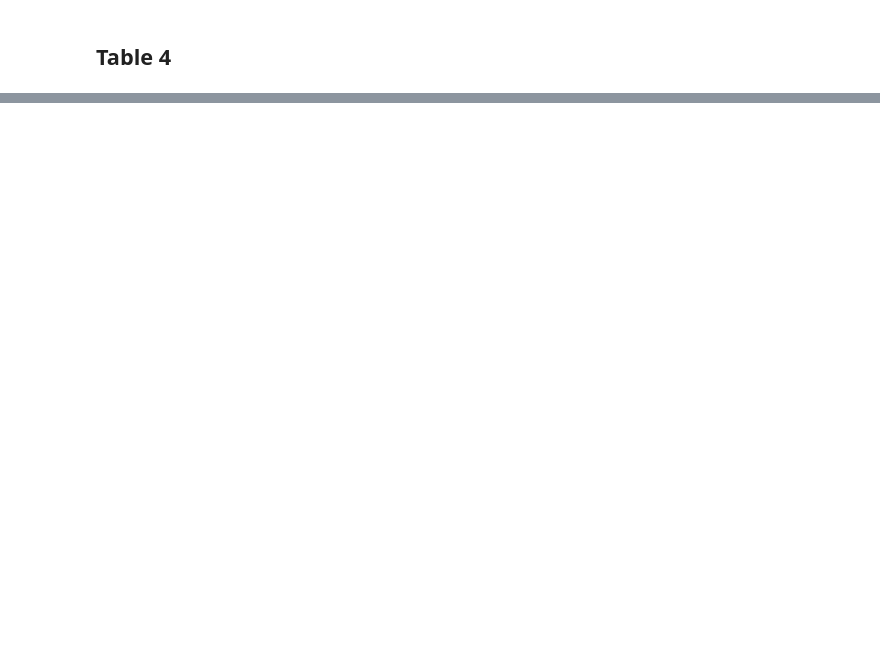
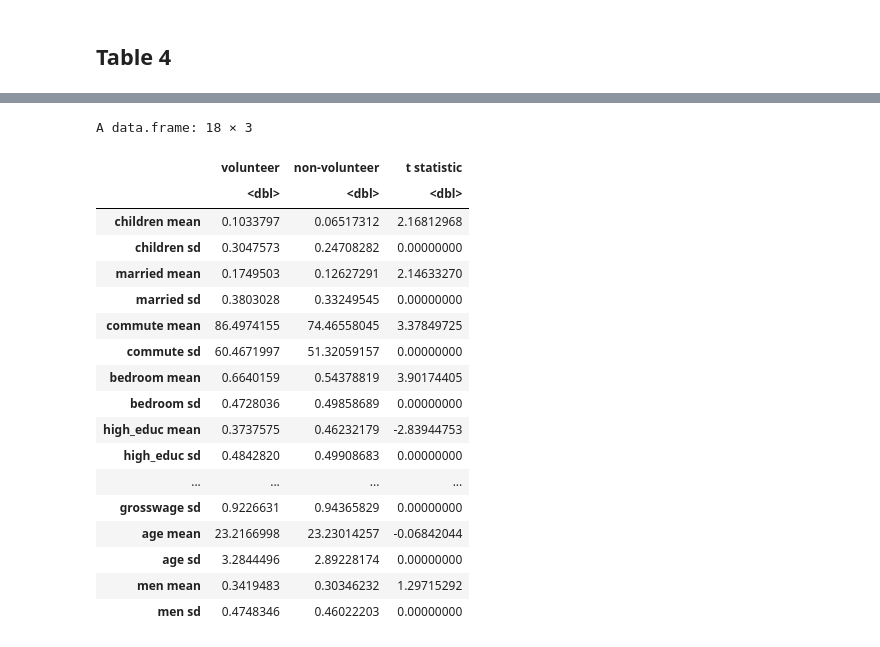
Before and after one commit to 0xandrewdu/stat_230a_final_project, a Jupyter notebook: reproduce_even.ipynb, the cells around one changed output, grey strips where cells are left out. Saved outputs shown, nothing was run; the diff lists cells and outputs as text; code cells hidden in the pictures; blank space fills up the shorter version.

```diff
--- a/reproduce_even.ipynb
+++ b/reproduce_even.ipynb
@@ -42,18 +50,0 @@ Column 1
-# %%
-performance_during_exper <- haven::read_dta("data/performance_during_exper.dta")
-
-# Create a categorical variable for year_week
-performance_during_exper$year_week <- as.factor(performance_during_exper$year_week)
-
-# Fit the regression model
-model <- felm(formula = perform1 ~ experiment_treatment + year_week |
-                personid | 0 | (1 | personid),
-              data = performance_num_or_log,
-              subset = (year_week != 201049 & (expgroup == 1 | expgroup == 0)),
-              weights = NULL)
-
-# Print the summary of the model
-summary(model)
-
-# Check for heteroskedasticity
-coeftest(model, vcov = vcovHC, type = "HC1")
@@ -263,0 +393,61 @@ F-statistic(proj model): 30.97 on 86 and 14944 DF, p-value: < 2.2e-16
+# %%
+data <- read_dta("data/summary_volunteer.dta")
+
+A <- matrix(0, nrow = 18, ncol = 3)
+
+j <- 1
+variables <- c("children", "married", "commute", "bedroom", "high_educ", "tenure", "grosswage", "age", "men")
+
+for (i in variables) {
+  # volunteer == 1
+  vol1 <- data[data$volunteer == 1, ][[i]]
+  A[j, 1] <- mean(vol1, na.rm = TRUE)
+  A[j + 1, 1] <- sd(vol1, na.rm = TRUE)
+
+  # volunteer == 0
+  vol0 <- data[data$volunteer == 0, ][[i]]
+  A[j, 2] <- mean(vol0, na.rm = TRUE)
+  A[j + 1, 2] <- sd(vol0, na.rm = TRUE)
+
+  model <- lm(data[[i]] ~ data$volunteer)
+  coefs <- coef(summary(model))
+  A[j, 3] <- coefs[2, 3]  # t-statistic
+
+  j <- j + 2
+}
+
+# Convert matrix to data frame
+df <- as.data.frame(A)
+
+# Add row labels
+row_labels <- c()
+for (i in seq_along(variables)) {
+  row_labels <- c(row_labels, paste0(variables[i], " mean"), paste0(variables[i], " sd"))
+}
+rownames(df) <- row_labels
+
+# Add column labels
+colnames(df) <- c("volunteer", "non-volunteer", "t statistic")
+
+# Print the data frame
+df
+# %% [output]
+A data.frame: 18 × 3
+|  | volunteer | non-volunteer | t statistic |
+|  | <dbl> | <dbl> | <dbl> |
+| children mean | 0.1033797 | 0.06517312 | 2.16812968 |
+| children sd | 0.3047573 | 0.24708282 | 0.00000000 |
+| married mean | 0.1749503 | 0.12627291 | 2.14633270 |
+| married sd | 0.3803028 | 0.33249545 | 0.00000000 |
+| commute mean | 86.4974155 | 74.46558045 | 3.37849725 |
+| commute sd | 60.4671997 | 51.32059157 | 0.00000000 |
+| bedroom mean | 0.6640159 | 0.54378819 | 3.90174405 |
+| bedroom sd | 0.4728036 | 0.49858689 | 0.00000000 |
+| high_educ mean | 0.3737575 | 0.46232179 | -2.83944753 |
+| high_educ sd | 0.4842820 | 0.49908683 | 0.00000000 |
+| ... | ... | ... | ... |
+| grosswage sd | 0.9226631 | 0.94365829 | 0.00000000 |
+| age mean | 23.2166998 | 23.23014257 | -0.06842044 |
+| age sd | 3.2844496 | 2.89228174 | 0.00000000 |
+| men mean | 0.3419483 | 0.30346232 | 1.29715292 |
+| men sd | 0.4748346 | 0.46022203 | 0.00000000 |
```
Also changed, not shown: parts of 30 cells of this notebook.
